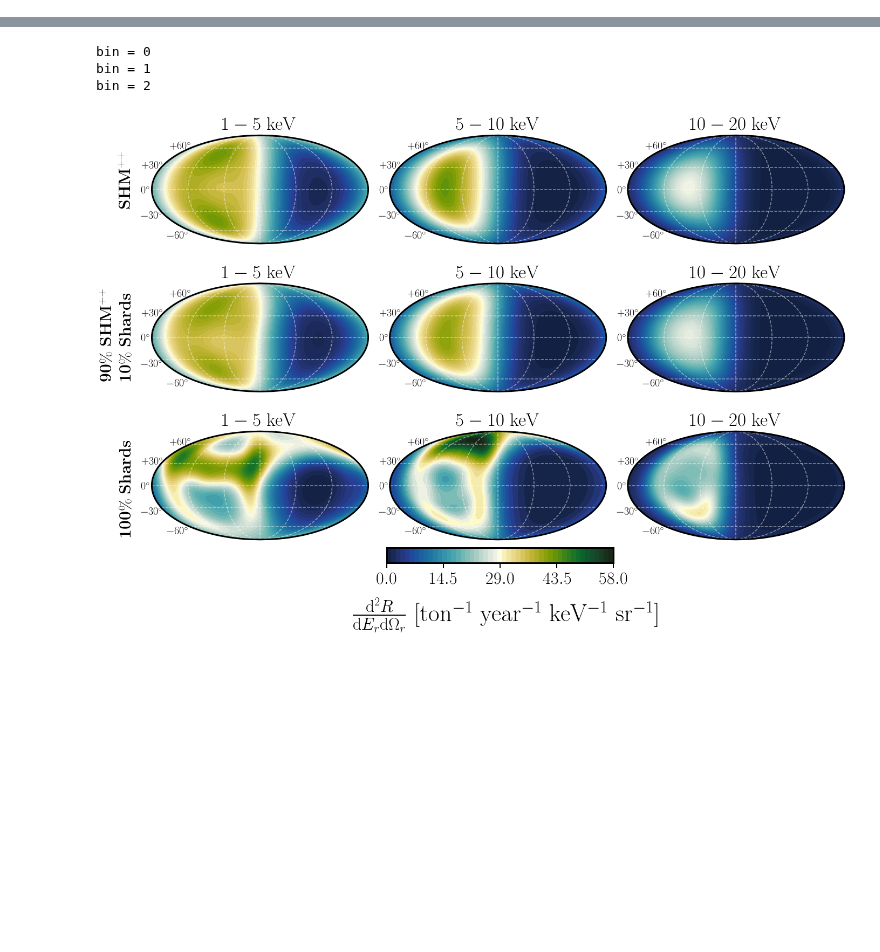
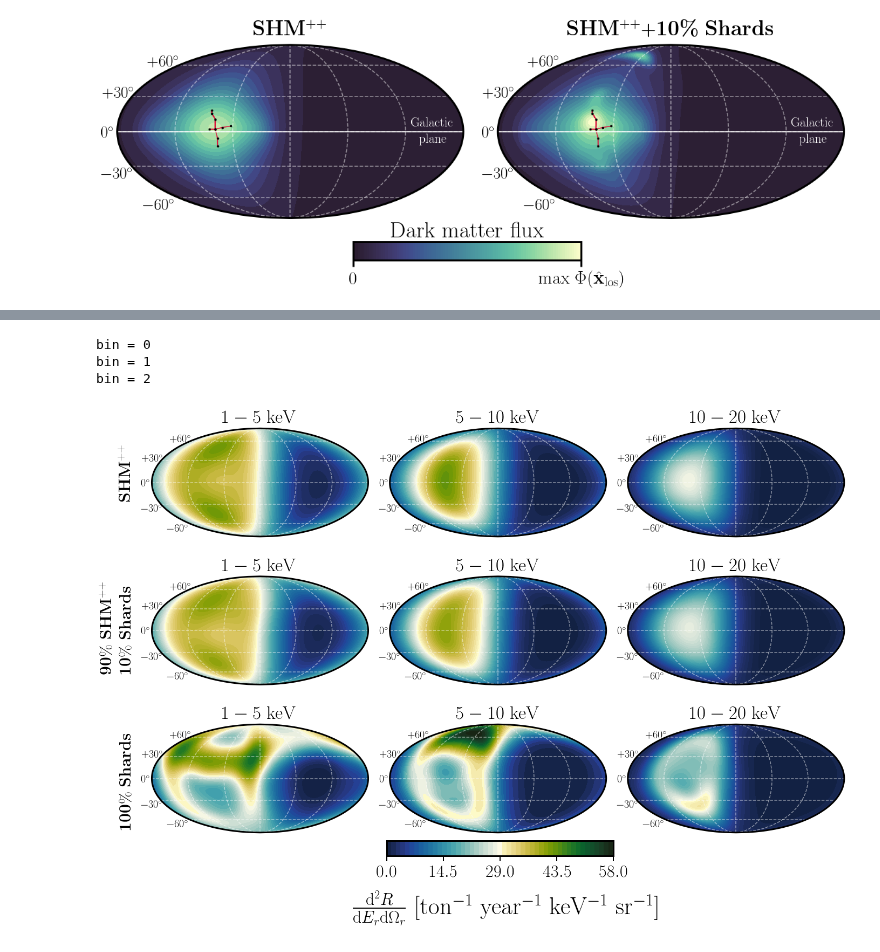
Before and after one commit to cajohare/DarkShards, a Jupyter notebook: code/Plot_Skymaps.ipynb, the cells around one changed output, grey strips where cells are left out. Drawn from its saved outputs; the diff is of its cells as text; code cells hidden in the pictures; blank space fills up the shorter version.

```diff
--- a/code/Plot_Skymaps.ipynb
+++ b/code/Plot_Skymaps.ipynb
@@ -36,7 +36,7 @@ sig_beta = HaloModel.SausageDispersionTensor
 sig_iso = array([1.0,1.0,1.0])*v0/sqrt(2.0)
 day = 67.0
 # %%
-n = 100
+n = 600
 nn = int(n*n/2)
 PH, TH = meshgrid(linspace(0, 2*pi, n), linspace(-pi/2, pi/2, int(n/2)))
 X = cos(PH)*cos(TH)
@@ -72,7 +72,7 @@ for j in range(0,nv):
 fv_map_Saus = convertmap(fv3D_Saus)
 fv_map_Iso = convertmap(fv3D_Iso)
 
-# Shards
+# # Shards
 fv_map_shards = zeros(shape=(int(n/2),n,nshards))
 for isub in range(0,nshards):
     v_str = velocities[isub,:]
@@ -195,0 +104,60 @@ fig.savefig('../plots/plots_png/'+pltname+'.png',bbox_inches='tight')
+# %%
+#####
+
+eta = 0.2
+xi = 0.1
+fv0 = (1-eta-0.0001)*fv_map_Iso + eta*fv_map_Saus + 0.0001*sum(fv_map_shards,2)
+fv_tot = (1-eta-xi)*fv_map_Iso + eta*fv_map_Saus + xi*sum(fv_map_shards,2)
+cmax = amax(fv_tot)
+cmin = 0.0
+cmap = cmocean.cm.deep_r
+nlevels = 24
+tfs = 25
+
+#####
+
+fig, axarr = plt.subplots(1, 2,figsize=(20,10))
+gs = gridspec.GridSpec(1, 2)
+gs.update(wspace=0.1)
+
+
+
+ax = plt.subplot(gs[0],projection=ccrs.Mollweide())
+MollweideMap1(ax,TH,PH,fv0,cmin,cmax,nlevels,cmap,tfs,PlotCygnus=True,gridlinecolor='w',GalacticPlane=True)
+plt.title(r'{\bf SHM}$^{++}$',fontsize=32,y=1.03)
+
+
+ax = plt.subplot(gs[1],projection=ccrs.Mollweide())
+MollweideMap1(ax,TH,PH,fv_tot,cmin,cmax,nlevels,cmap,tfs,PlotCygnus=True,gridlinecolor='w',GalacticPlane=True)
+plt.title(r'{\bf SHM}$^{++}$+{\bf 10\%} {\bf Shards}',fontsize=32,y=1.03)
+
+
+
+####
+
+# # Custom colorbar
+import matplotlib as mpl
+from mpl_toolkits.axes_grid1.inset_locator import inset_axes
+cbaxes = inset_axes(ax, width="50%", height="7%", bbox_to_anchor=[200, -200, 700, 400])
+norm = mpl.colors.Normalize(vmin=0,vmax=1)
+sm = plt.cm.ScalarMappable(cmap=cmap, norm=norm)
+sm.set_array([])
+plt.colorbar(sm,cax=cbaxes,ticks=(0,1),boundaries=linspace(0,1,100),orientation='horizontal')
+f = plt.gcf().get_children()
+cbar = f[3]
+cbar.set_xticklabels(['0', r'max $\Phi(\hat{\mathbf{x}}_{\rm los})$'])  # vertically oriented colorbar
+cbar.tick_params(labelsize=28)
+cbar.tick_params(which='major',direction='out',width=3,length=10,right=True,top=False,pad=7)
+cbar.tick_params(which='minor',direction='out',width=3,length=7,right=True,top=False)
+cbar.set_title(r'Dark matter flux',fontsize=35)
+
+
+
+
+
+plt.show()
+pltname = 'ShardsFlux'
+fig.savefig('../plots/'+pltname+'.pdf',bbox_inches='tight')
+fig.savefig('../plots/plots_png/'+pltname+'.png',bbox_inches='tight')
+# %% [output]
+[figure, added]
```
Also changed, not shown: parts of 4 cells of this notebook, 19 other files.
